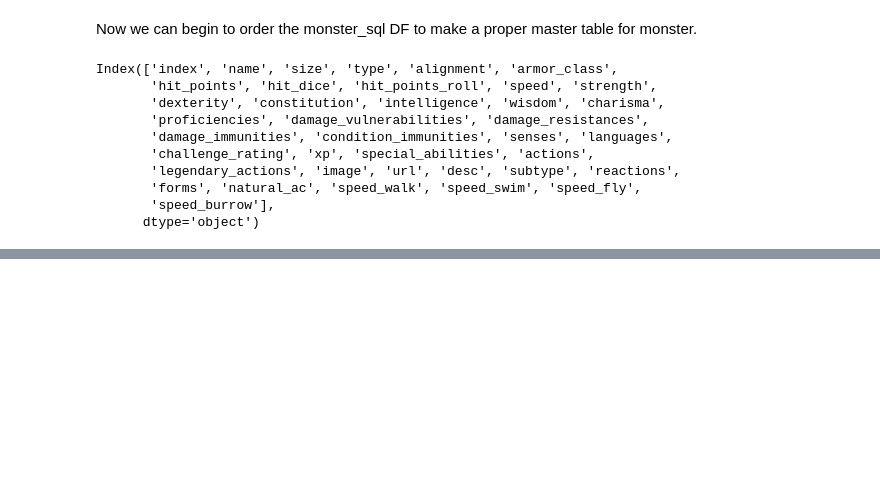
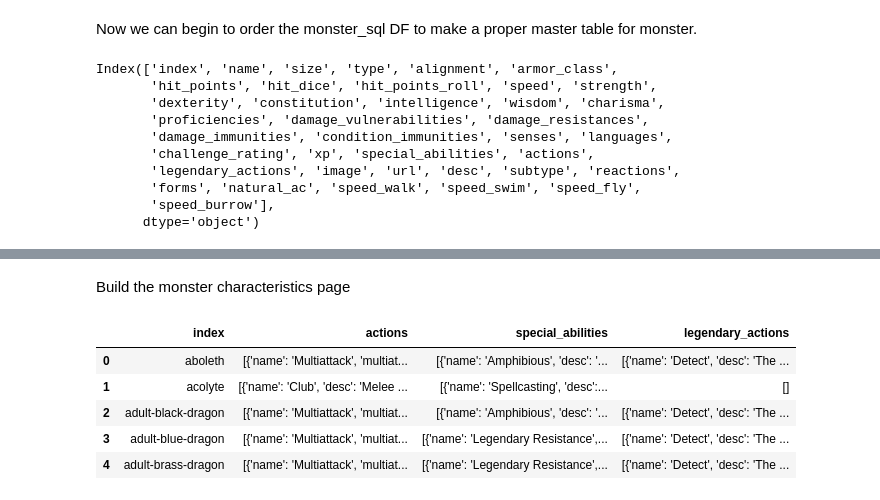
Before and after one commit to Sir-Roe/5e_Companion, a Jupyter notebook: Explore DND5e.ipynb, the cells around one changed output, grey strips where cells are left out. Drawn from its saved outputs; the diff is of its cells as text; code cells hidden in the pictures; blank space fills up the shorter version.

```diff
--- a/Explore DND5e.ipynb
+++ b/Explore DND5e.ipynb
@@ -160,4 +232,4 @@ More than treasure, a bandit captain or pirate captain craves infamy. A prisoner
 # %%
 df_mon_mit = df_mon[['index','damage_vulnerabilities','damage_resistances','damage_immunities','condition_immunities']]
-df_mon_facet=df_mon[['proficiencies','senses','languages','forms']]
-df_mon_action=df_mon[['actions','special_abilities','legendary_actions']]
+df_mon_facet=df_mon[['index','proficiencies','senses','languages','forms']]
+df_mon_action=df_mon[['index','actions','special_abilities','legendary_actions']]
@@ -177,0 +301,2 @@ with open(csv_file_path, 'r') as csv_file:
+# %% [markdown]
+Build the monster characteristics page
@@ -177,0 +354,9 @@ with open(csv_file_path, 'r') as csv_file:
+# %%
+df_mon_action.head()
+# %% [output]
+|  | index | actions | special_abilities | legendary_actions |
+| 0 | aboleth | [{'name': 'Multiattack', 'multiat... | [{'name': 'Amphibious', 'desc': '... | [{'name': 'Detect', 'desc': 'The ... |
+| 1 | acolyte | [{'name': 'Club', 'desc': 'Melee ... | [{'name': 'Spellcasting', 'desc':... | [] |
+| 2 | adult-black-dragon | [{'name': 'Multiattack', 'multiat... | [{'name': 'Amphibious', 'desc': '... | [{'name': 'Detect', 'desc': 'The ... |
+| 3 | adult-blue-dragon | [{'name': 'Multiattack', 'multiat... | [{'name': 'Legendary Resistance',... | [{'name': 'Detect', 'desc': 'The ... |
+| 4 | adult-brass-dragon | [{'name': 'Multiattack', 'multiat... | [{'name': 'Legendary Resistance',... | [{'name': 'Detect', 'desc': 'The ... |
```
Also changed, not shown: parts of 21 cells of this notebook, 7 other files.
